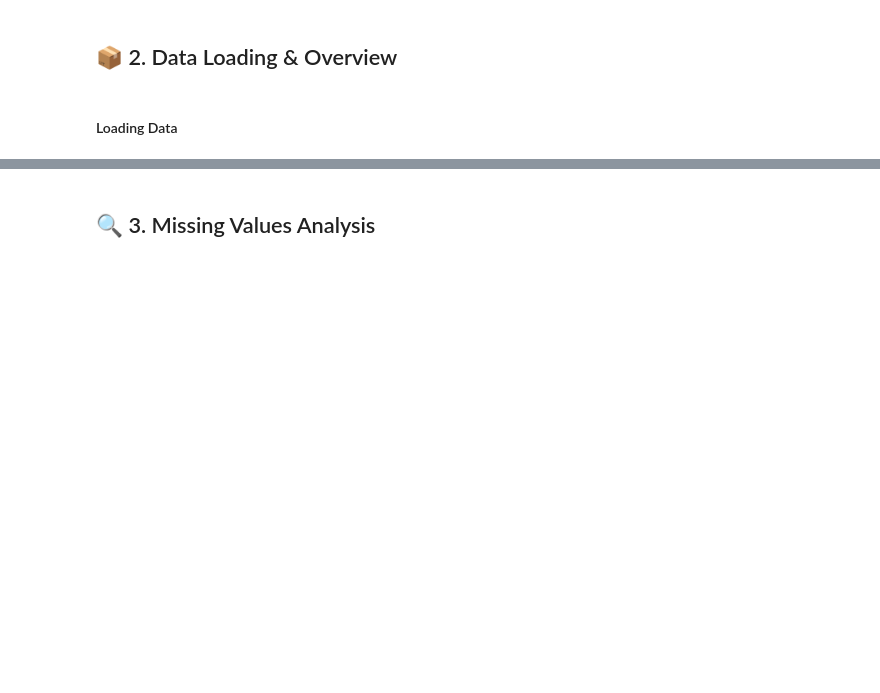
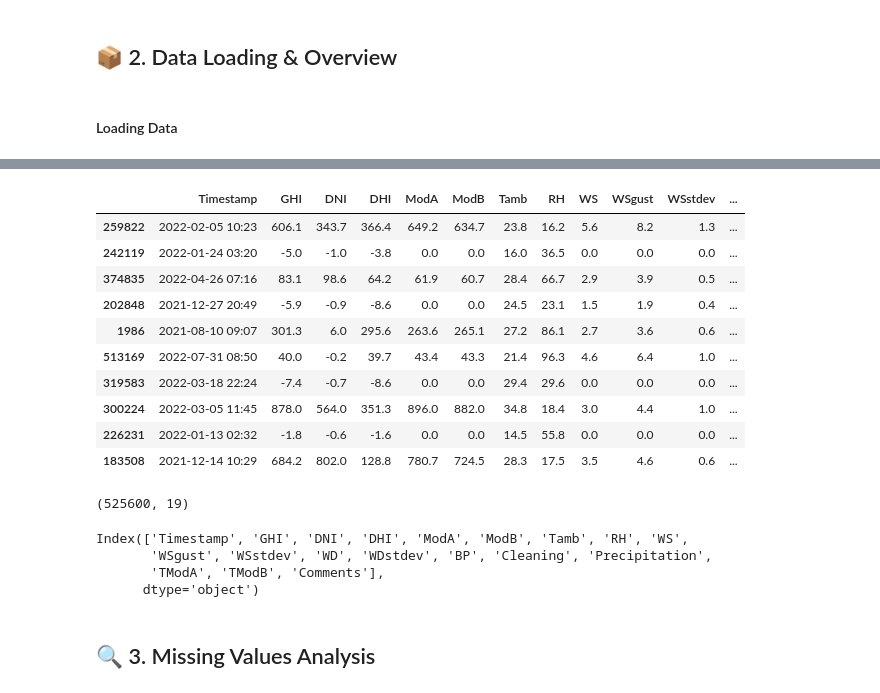
Before and after one commit to Teshager21/solar-challenge-week1, a Jupyter notebook: notebooks/benin_eda.ipynb, the cells around one changed output, grey strips where cells are left out. Cells and saved outputs as stored; diff of their text form; code cells hidden in the pictures; blank space fills up the shorter version.

```diff
--- a/notebooks/benin_eda.ipynb
+++ b/notebooks/benin_eda.ipynb
@@ -22,3 +58,30 @@ df=pd.read_csv('../data/benin-malanville.csv')
+# %%
+df.sample(10)
+# %% [output]
+|  | Timestamp | GHI | DNI | DHI | ModA | ModB | Tamb | RH | WS | WSgust | WSstdev | ... |
+| 259822 | 2022-02-05 10:23 | 606.1 | 343.7 | 366.4 | 649.2 | 634.7 | 23.8 | 16.2 | 5.6 | 8.2 | 1.3 | ... |
+| 242119 | 2022-01-24 03:20 | -5.0 | -1.0 | -3.8 | 0.0 | 0.0 | 16.0 | 36.5 | 0.0 | 0.0 | 0.0 | ... |
+| 374835 | 2022-04-26 07:16 | 83.1 | 98.6 | 64.2 | 61.9 | 60.7 | 28.4 | 66.7 | 2.9 | 3.9 | 0.5 | ... |
+| 202848 | 2021-12-27 20:49 | -5.9 | -0.9 | -8.6 | 0.0 | 0.0 | 24.5 | 23.1 | 1.5 | 1.9 | 0.4 | ... |
+| 1986 | 2021-08-10 09:07 | 301.3 | 6.0 | 295.6 | 263.6 | 265.1 | 27.2 | 86.1 | 2.7 | 3.6 | 0.6 | ... |
+| 513169 | 2022-07-31 08:50 | 40.0 | -0.2 | 39.7 | 43.4 | 43.3 | 21.4 | 96.3 | 4.6 | 6.4 | 1.0 | ... |
+| 319583 | 2022-03-18 22:24 | -7.4 | -0.7 | -8.6 | 0.0 | 0.0 | 29.4 | 29.6 | 0.0 | 0.0 | 0.0 | ... |
+| 300224 | 2022-03-05 11:45 | 878.0 | 564.0 | 351.3 | 896.0 | 882.0 | 34.8 | 18.4 | 3.0 | 4.4 | 1.0 | ... |
+| 226231 | 2022-01-13 02:32 | -1.8 | -0.6 | -1.6 | 0.0 | 0.0 | 14.5 | 55.8 | 0.0 | 0.0 | 0.0 | ... |
+| 183508 | 2021-12-14 10:29 | 684.2 | 802.0 | 128.8 | 780.7 | 724.5 | 28.3 | 17.5 | 3.5 | 4.6 | 0.6 | ... |
+# %%
+#shape of the dataset
+df.shape
+# %% [output]
+(525600, 19)
+# %%
+#list of columns of the dataset
+df.columns
+# %% [output]
+Index(['Timestamp', 'GHI', 'DNI', 'DHI', 'ModA', 'ModB', 'Tamb', 'RH', 'WS',
+       'WSgust', 'WSstdev', 'WD', 'WDstdev', 'BP', 'Cleaning', 'Precipitation',
+       'TModA', 'TModB', 'Comments'],
+      dtype='object')
 # %% [markdown]
 ## 🔍 3. Missing Values Analysis
 # %% [markdown]
```
Also changed, not shown: parts of 5 cells of this notebook.
